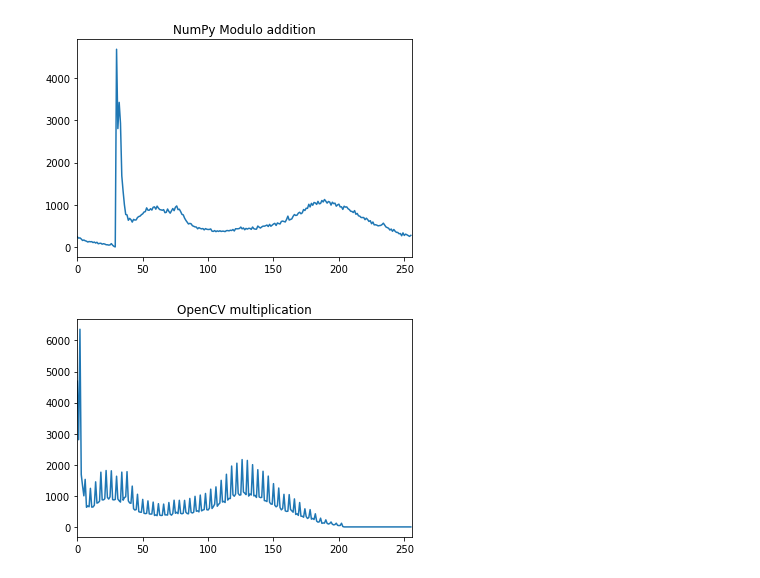
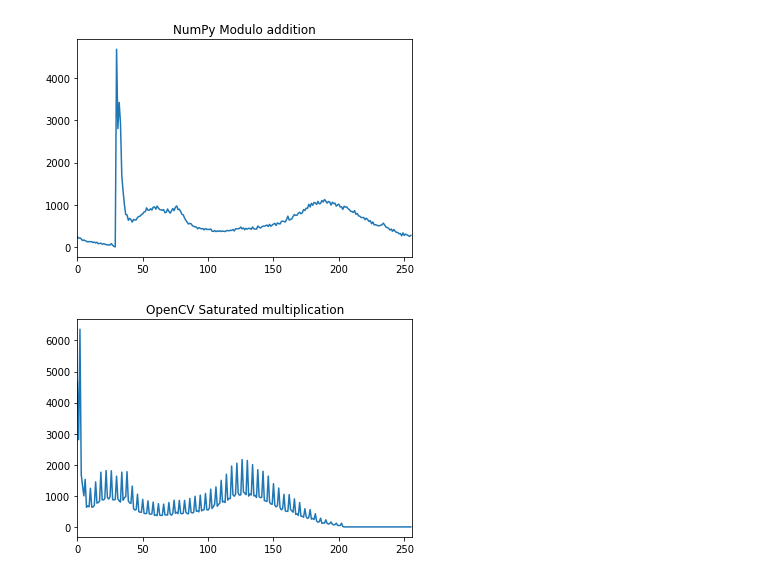
Before and after one commit to MarcelloVendruscolo/Image-Processing, a Jupyter notebook: exercise_1.ipynb, the cells around one changed output. Drawn from its saved outputs; the diff is of its cells as text; code cells hidden in the pictures.

```diff
--- a/exercise_1.ipynb
+++ b/exercise_1.ipynb
@@ -103,11 +103,11 @@ plt.show()
 [figure]
 [figure]
 # %%
-im_lowerContrast = cv.multiply(im, 0.8)
+im_lowerContrast = cv.multiply(im, 0.8) # Element-wise multiplication
 hist = cv.calcHist(images=[im_lowerContrast], channels=[0], mask=None, histSize=[256], ranges=[0,256])
 plt.plot(hist)
-plt.title('OpenCV multiplication')
+plt.title('OpenCV Saturated multiplication')
 plt.xlim([0,256])
 plt.show()
 # %% [output]
-[figure, old version]
+[figure, new version]
```
Also changed, not shown: parts of 6 cells of this notebook.
